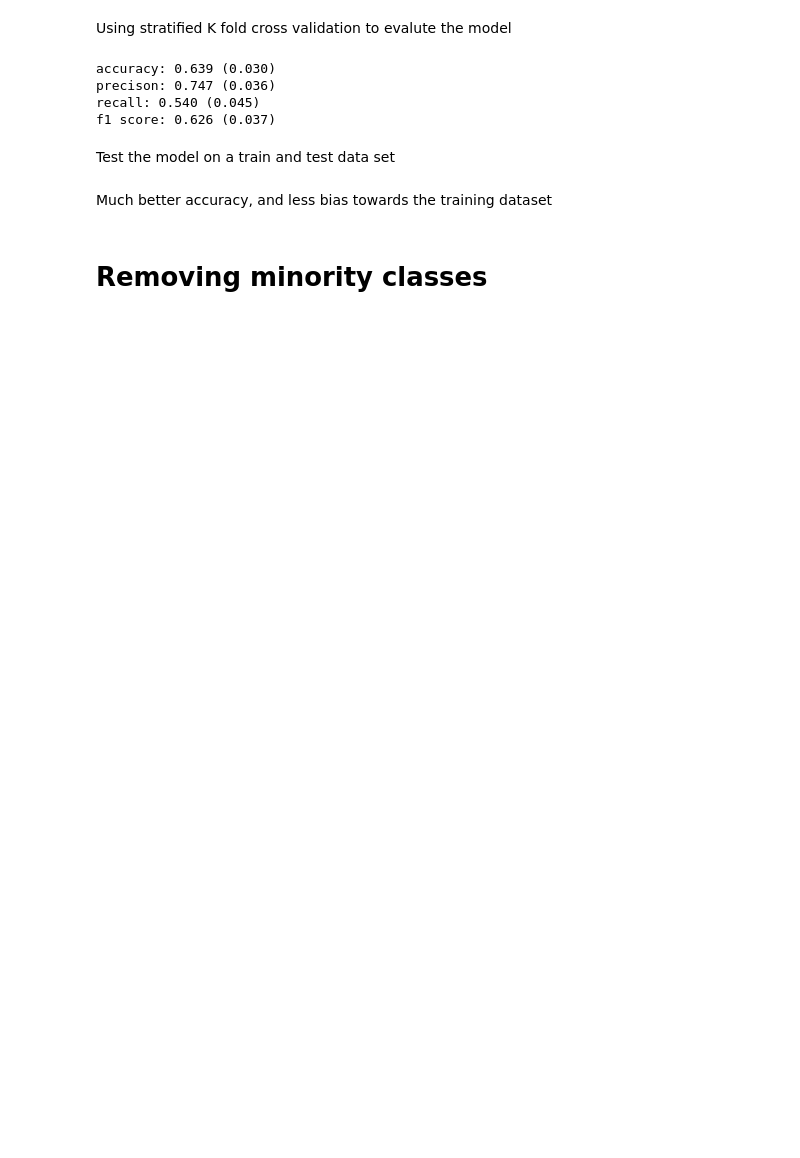
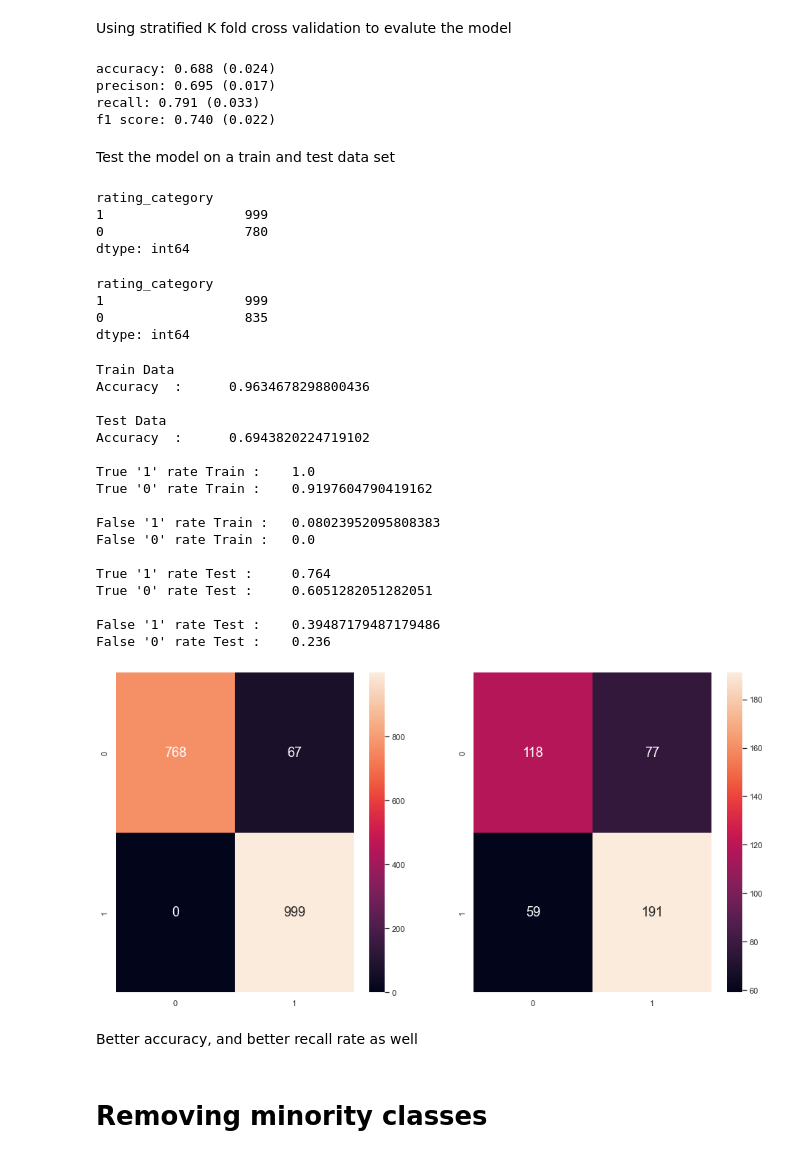
Before and after one commit to bachts/sc1015-project, a Jupyter notebook: Machine learning.ipynb, the cells around one changed output. Drawn from its saved outputs; the diff is of its cells as text; code cells hidden in the pictures; blank space fills up the shorter version.

```diff
--- a/Machine learning.ipynb
+++ b/Machine learning.ipynb
@@ -165,7 +165,7 @@ X = pd.DataFrame(choc_ohe.drop('rating_category', axis = 1))
 # %% [markdown]
 Using stratified K fold cross validation to evaluate the model
 # %%
-rforest = RandomForestClassifier(n_estimators = 600, max_depth = 80)
+rforest = RandomForestClassifier(n_estimators = 800, max_depth = 80)
 cv = RepeatedStratifiedKFold(n_splits=5, n_repeats=3, random_state=1)
 n_scores = cross_validate(rforest, X, y, scoring=scoring, cv=cv, n_jobs=-1, error_score='raise')
 #print(n_scores)
@@ -272,0 +275,6 @@ pipeline = Pipeline(steps = steps)
+# %%
+rforest = RandomForestClassifier(n_estimators = 600, max_depth = 60)
+over = ADASYN()
+under = RandomUnderSampler(sampling_strategy=0.5)
+steps = [("smote", over),("model", rforest)]
+pipeline = Pipeline(steps = steps)
@@ -273,17 +284,16 @@ pipeline = Pipeline(steps = steps)
 # %% [markdown]
 Using stratified K fold cross validation to evalute the model
 # %%
-
-cv = RepeatedStratifiedKFold(n_splits=10, n_repeats=3, random_state=1)
+cv = RepeatedStratifiedKFold(n_splits=5, n_repeats=3, random_state=1)
 n_scores = cross_validate(pipeline, X, y, scoring=scoring, cv=cv, n_jobs=-1, error_score='raise')
 print('accuracy: %.3f (%.3f)' % (np.mean(n_scores["test_accuracy"]), np.std(n_scores["test_accuracy"])))
 print('precison: %.3f (%.3f)' % (np.mean(n_scores["test_precision"]), np.std(n_scores["test_precision"])))
 print('recall: %.3f (%.3f)' % (np.mean(n_scores["test_recall"]), np.std(n_scores["test_recall"])))
 print('f1 score: %.3f (%.3f)' % (np.mean(n_scores["test_f1_score"]), np.std(n_scores["test_f1_score"])))
 # %% [output]
-accuracy: 0.639 (0.030)
-precison: 0.747 (0.036)
-recall: 0.540 (0.045)
-f1 score: 0.626 (0.037)
+accuracy: 0.688 (0.024)
+precison: 0.695 (0.017)
+recall: 0.791 (0.033)
+f1 score: 0.740 (0.022)
 # %% [markdown]
 Test the model on a train and test data set
@@ -292,3 +300,18 @@ X1_train_res, y1_train_res = sm.fit_resample(X1_train, y1_train)
+# %%
+y1_train.value_counts()
+# %% [output]
+rating_category
+1                  999
+0                  780
+dtype: int64
+# %%
+X1_train_res, y1_train_res = over.fit_resample(X1_train, y1_train)
+y1_train_res.value_counts()
+# %% [output]
+rating_category
+1                  999
+0                  835
+dtype: int64
 # %%
 # Split the Dataset into Train and Test
 #X_train, X_test, y_train, y_test = train_test_split(X, y, test_size = 0.2)
@@ -297,43 +320,62 @@ X1_train_res, y1_train_res = sm.fit_resample(X1_train, y1_train)
 rforest.fit(X1_train_res, y1_train_res.rating_category.ravel())
 
 # Print the Classification Accuracy
 print("Train Data")
 print("Accuracy  :\t", rforest.score(X1_train_res, y1_train_res))
 print()
 print("Test Data")
 print("Accuracy  :\t", rforest.score(X1_test, y1_test))
 print()
 
 # Predict the Response corresponding to Predictors
 y_train_pred = rforest.predict(X1_train_res)
-y_test_pred = rforest.predict(X1_test_res)
+y_test_pred = rforest.predict(X1_test)
 
 # Print the Accuracy Measures from the Confusion Matrix
-cmTrain = confusion_matrix(y_train, y_train_pred)
-cmTest = confusion_matrix(y_test, y_test_pred)
+cmTrain = confusion_matrix(y1_train_res, y_train_pred)
+cmTest = confusion_matrix(y1_test, y_test_pred)
 
 print("True '1' rate Train :\t", (cmTrain[1][1]/(cmTrain[1][0]+cmTrain[1][1])))
 print("True '0' rate Train :\t", (cmTrain[0][0]/(cmTrain[0][0]+cmTrain[0][1])))
 print()
 
-print("False '1' rate Train :\t", ((cmTrain[0][1])/((cmTrain[2][1]+cmTrain[0][1]+cmTrain[2][2]+cmTrain[0][2]+cmTrain[2][0]+cmTrain[0][0]))))
-print("False '0' rate Train :\t", ((cmTrain[1][0]+cmTrain[2][0])/((cmTrain[1][0]+cmTrain[2][0]+cmTrain[1][1]+cmTrain[2][1]+cmTrain[1][2]+cmTrain[2][2]))))
+print("False '1' rate Train :\t", ((cmTrain[0][1])/((cmTrain[0][1]+cmTrain[0][0]))))
+print("False '0' rate Train :\t", ((cmTrain[1][0])/((cmTrain[1][0]+cmTrain[1][1]))))
 print()
 
-print("True '1' rate Test :\t", (cmTest[1][1]/(cmTest[1][0]+cmTest[1][1]+cmTest[1][2])))
-print("True '0' rate Test :\t", (cmTest[0][0]/(cmTest[0][0]+cmTest[0][1]+cmTest[0][2])))
+print("True '1' rate Test :\t", (cmTest[1][1]/(cmTest[1][0]+cmTest[1][1])))
+print("True '0' rate Test :\t", (cmTest[0][0]/(cmTest[0][0]+cmTest[0][1])))
 print()
 
-print("False '1' rate Test :\t", ((cmTest[2][1]+cmTest[0][1])/((cmTest[2][1]+cmTest[0][1]+cmTest[2][2]+cmTest[0][2]+cmTest[2][0]+cmTest[0][0]))))
-print("False '0' rate Test :\t", ((cmTest[1][0]+cmTest[2][0])/((cmTest[1][0]+cmTest[2][0]+cmTest[1][1]+cmTest[2][1]+cmTest[1][2]+cmTest[2][2]))))
+print("False '1' rate Test :\t", ((cmTest[0][1])/((cmTest[0][1]+cmTest[0][0]))))
+print("False '0' rate Test :\t", ((cmTest[1][0])/((cmTest[1][0]+cmTest[1][1]))))
 print()
 
 # Plot the Confusion Matrix
 f, axes = plt.subplots(1, 2, figsize=(16, 8))
 sb.heatmap(cmTrain, annot = True, fmt=".0f", annot_kws={"size": 18}, ax = axes[0])
 sb.heatmap(cmTest, annot = True, fmt=".0f", annot_kws={"size": 18}, ax = axes[1])
 plt.show()
+# %% [output]
+Train Data
+Accuracy  :      0.9634678298800436
+
+Test Data
+Accuracy  :      0.6943820224719102
+
+True '1' rate Train :    1.0
+True '0' rate Train :    0.9197604790419162
+
+False '1' rate Train :   0.08023952095808383
+False '0' rate Train :   0.0
+
+True '1' rate Test :     0.764
+True '0' rate Test :     0.6051282051282051
+
+False '1' rate Test :    0.39487179487179486
+False '0' rate Test :    0.236
+[figure, added]
 # %% [markdown]
-Much better accuracy, and less bias towards the training dataset
+Better accuracy, and better recall rate as well
 # %% [markdown]
 # Removing minority classes
```
Also changed, not shown: parts of 34 cells of this notebook.
